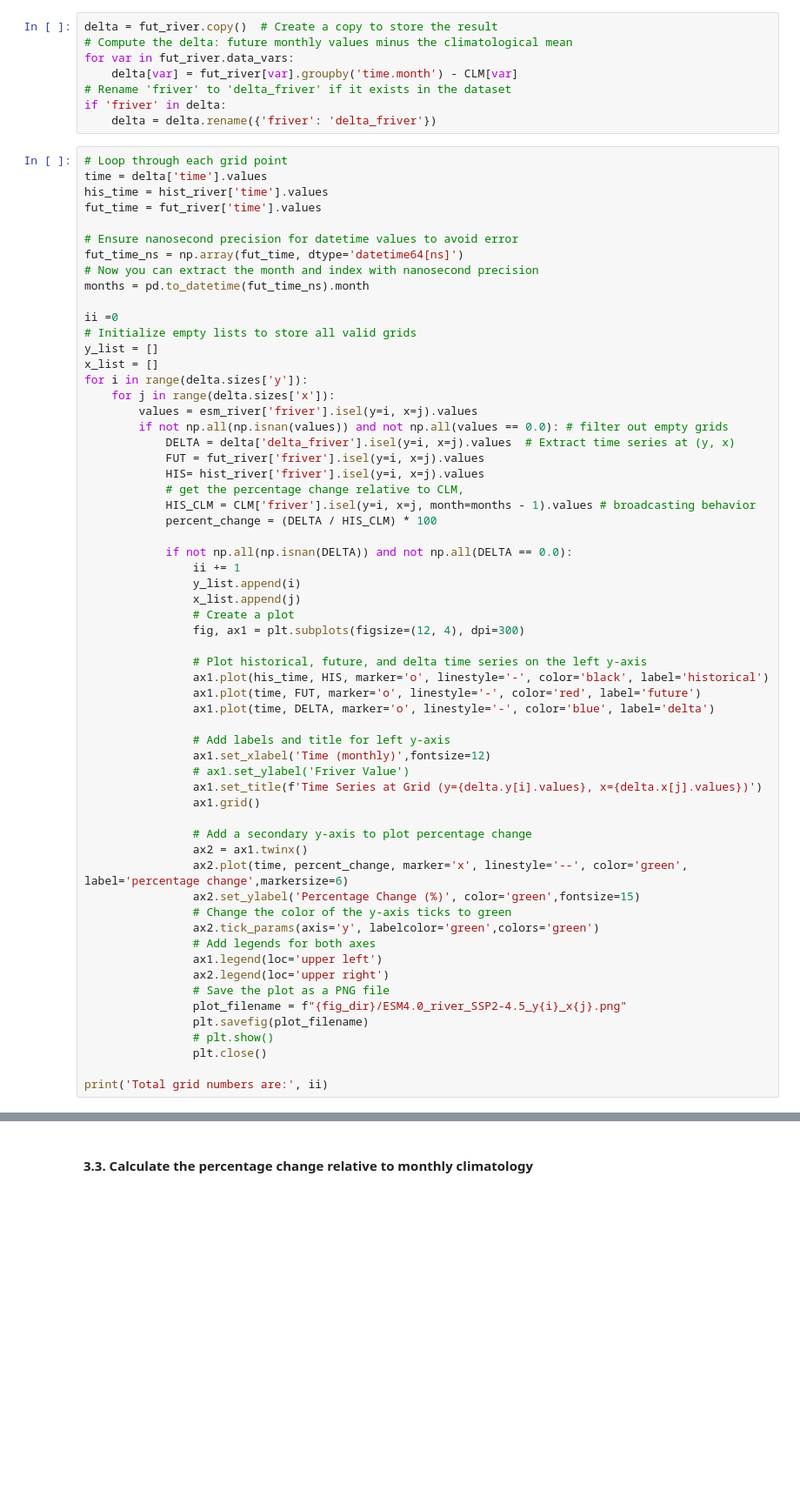
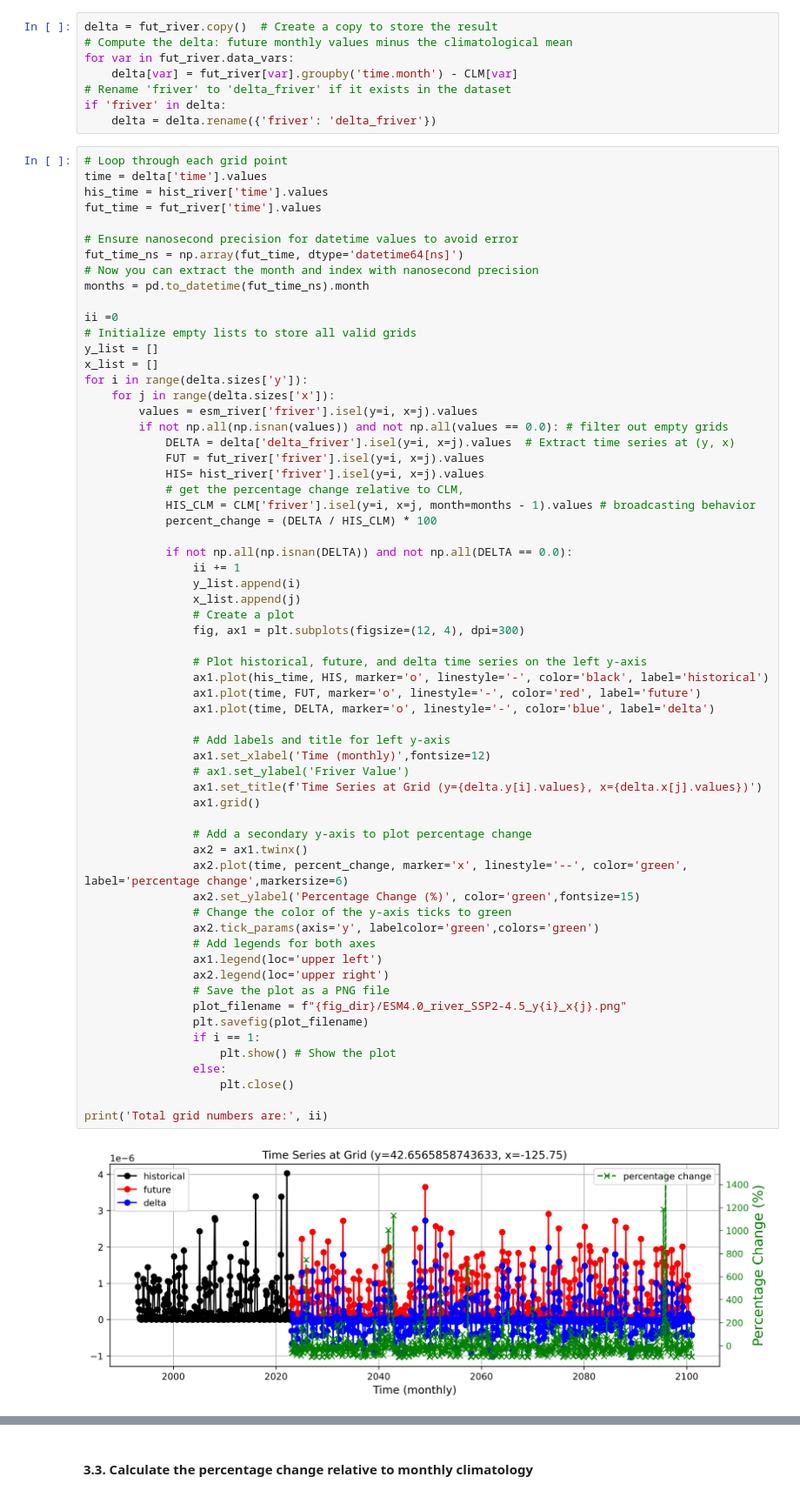
Before and after one commit to Zhu-Yifan/LO_user, a Jupyter notebook: misc/create_45_rivers_forcing_01.ipynb, the cells around one changed output, grey strips where cells are left out. Shown at 87% size. Drawn from its saved outputs; the diff is of its cells as text; blank space fills up the shorter version.

```diff
--- a/misc/create_45_rivers_forcing_01.ipynb
+++ b/misc/create_45_rivers_forcing_01.ipynb
@@ -110,32 +110,35 @@ for i in range(delta.sizes['y']):
                 x_list.append(j)
                 # Create a plot
                 fig, ax1 = plt.subplots(figsize=(12, 4), dpi=300)
 
                 # Plot historical, future, and delta time series on the left y-axis
                 ax1.plot(his_time, HIS, marker='o', linestyle='-', color='black', label='historical')
                 ax1.plot(time, FUT, marker='o', linestyle='-', color='red', label='future')
                 ax1.plot(time, DELTA, marker='o', linestyle='-', color='blue', label='delta')
 
                 # Add labels and title for left y-axis
                 ax1.set_xlabel('Time (monthly)',fontsize=12)
                 # ax1.set_ylabel('Friver Value')
                 ax1.set_title(f'Time Series at Grid (y={delta.y[i].values}, x={delta.x[j].values})')
                 ax1.grid()
 
                 # Add a secondary y-axis to plot percentage change
                 ax2 = ax1.twinx()
                 ax2.plot(time, percent_change, marker='x', linestyle='--', color='green', label='percentage change',markersize=6)
                 ax2.set_ylabel('Percentage Change (%)', color='green',fontsize=15)
                 # Change the color of the y-axis ticks to green
                 ax2.tick_params(axis='y', labelcolor='green',colors='green')
                 # Add legends for both axes
                 ax1.legend(loc='upper left')
                 ax2.legend(loc='upper right')
                 # Save the plot as a PNG file
                 plot_filename = f"{fig_dir}/ESM4.0_river_SSP2-4.5_y{i}_x{j}.png"
                 plt.savefig(plot_filename)
-                # plt.show()
-                plt.close()
+                if i == 1:
+                    plt.show() # Show the plot
+                else:
+                    plt.close()
 
 print('Total grid numbers are:', ii)
 # %% [output]
+[figure, added]
```
Also changed, not shown: parts of 1 cell of this notebook.
